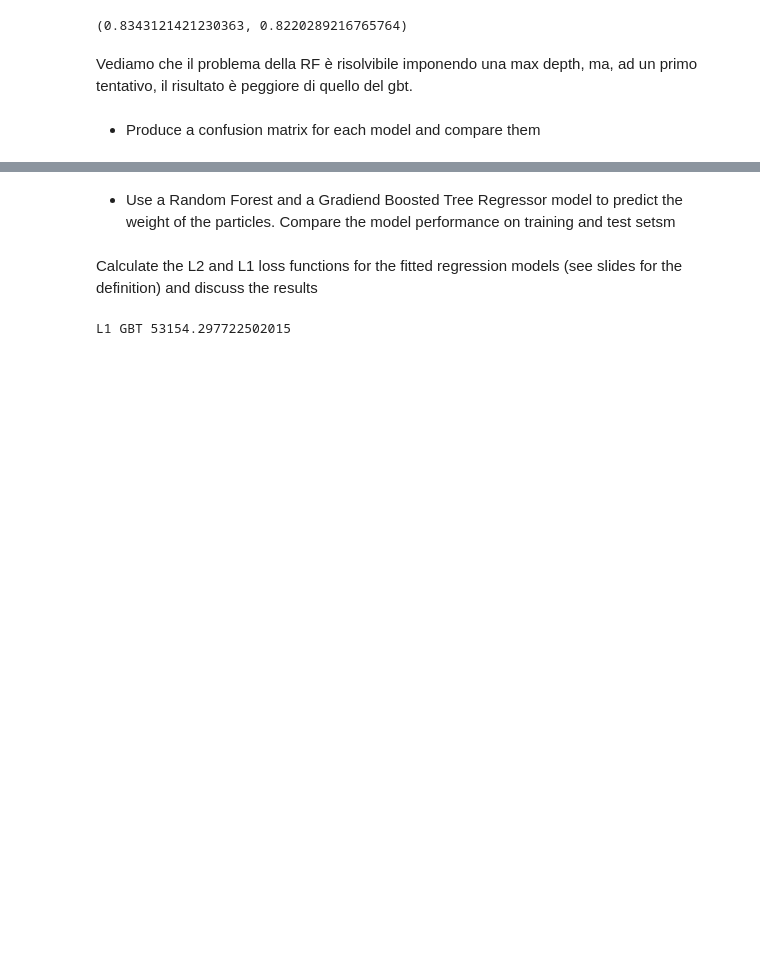
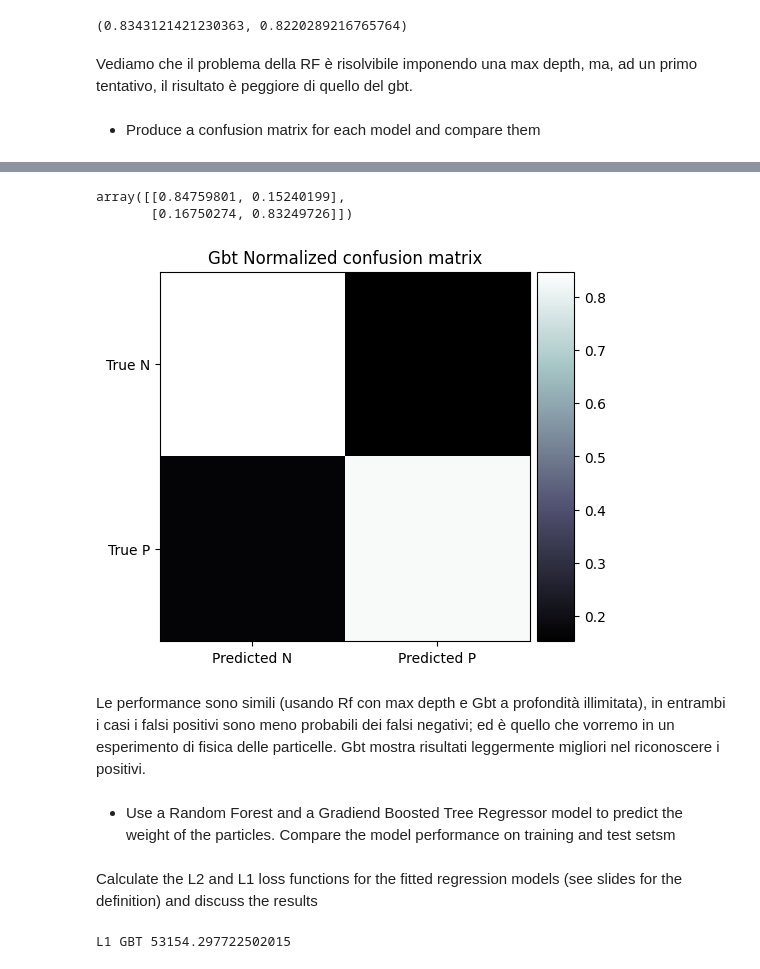
Before and after one commit to massimocipressi/MLPNS_MCipressi, a Jupyter notebook: CART/higgsbosonSearch.ipynb, the cells around one changed output, grey strips where cells are left out. Drawn from its saved outputs; the diff is of its cells as text; code cells hidden in the pictures; blank space fills up the shorter version.

```diff
--- a/CART/higgsbosonSearch.ipynb
+++ b/CART/higgsbosonSearch.ipynb
@@ -257,3 +264,14 @@ def plot_confusion_matrix(y_true, y_pred,
+# %%
+y_true = l_test
+y_pred = gbt.predict(Xl_test)
+cm = plot_confusion_matrix(y_true, y_pred, normalize="true", title = "Gbt")
+cm
+# %% [output]
+array([[0.84759801, 0.15240199],
+       [0.16750274, 0.83249726]])
+[figure, added]
+# %% [markdown]
+Le performance sono simili (usando Rf con max depth e Gbt a profondità illimitata), in entrambi i casi i falsi positivi sono meno probabili dei falsi negativi; ed è quello che vorremo in un esperimento di fisica delle particelle. Gbt mostra risultati leggermente migliori nel riconoscere i positivi.
 # %% [markdown]
 
 - Use a Random Forest and a Gradiend Boosted Tree Regressor model to predict the weight of the particles. Compare the model performance on training and test setsm
```
Also changed, not shown: parts of 4 cells of this notebook.
